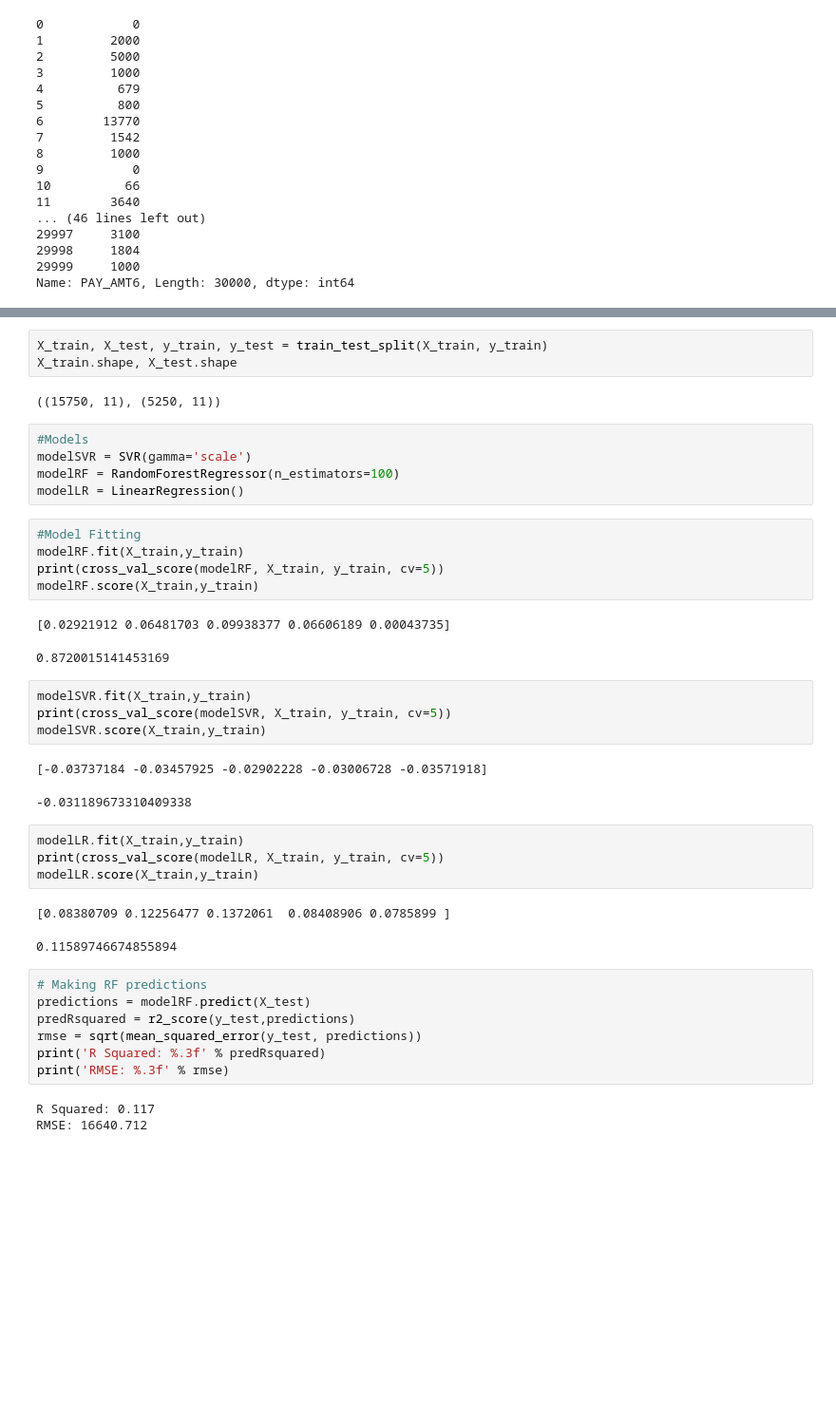
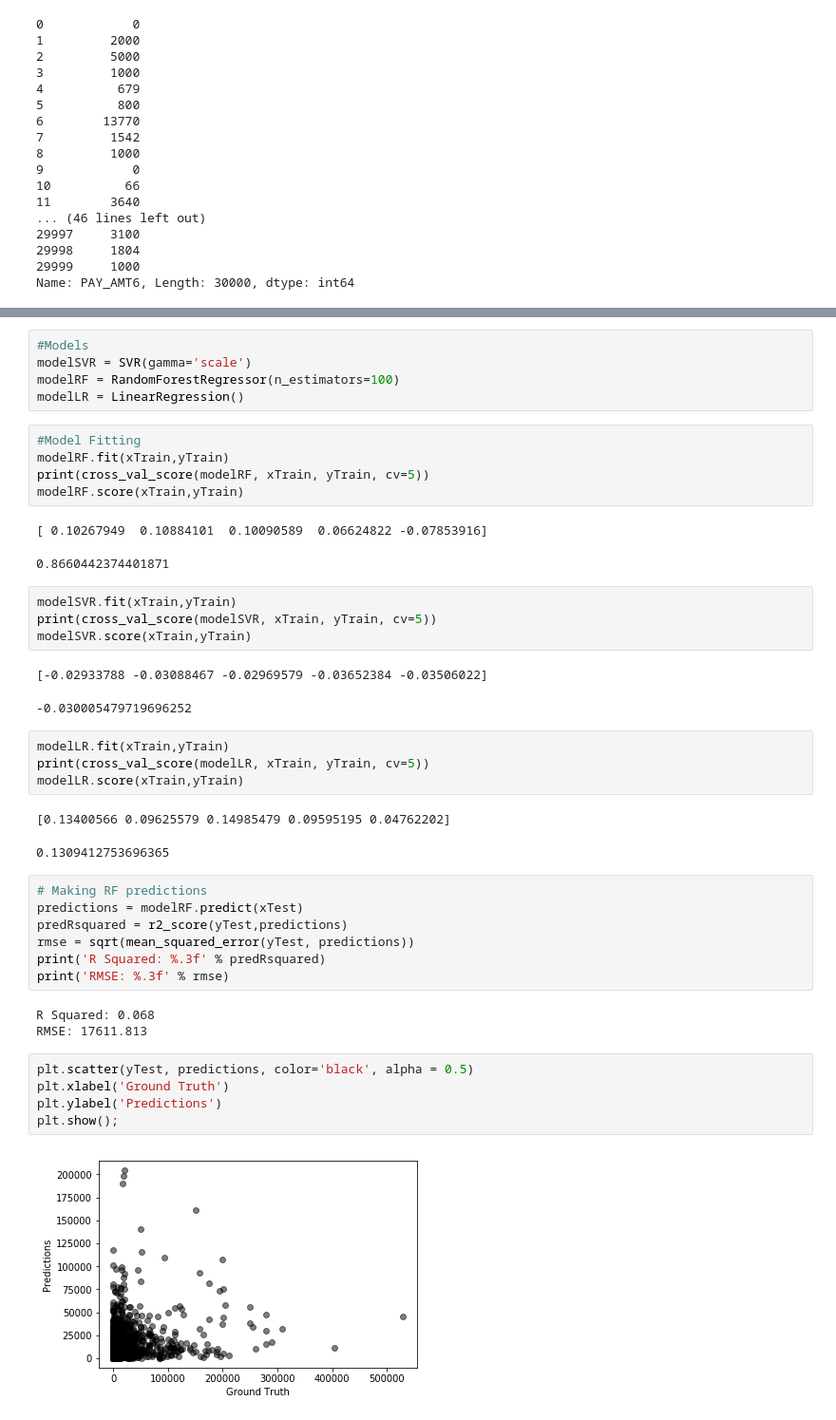
Before and after one commit to rjmclain1/DA1018UTA, a Jupyter notebook: C5T3_Regression.ipynb, the cells around one changed output, grey strips where cells are left out. Shown at 95% size. Cells and saved outputs as stored; diff of their text form; blank space fills up the shorter version.

```diff
--- a/C5T3_Regression.ipynb
+++ b/C5T3_Regression.ipynb
@@ -156,9 +162,4 @@ The number of observations in the Y training set are: 9000
 Name: PAY_AMT6, dtype: int64
-# %%
-X_train, X_test, y_train, y_test = train_test_split(X_train, y_train)
-X_train.shape, X_test.shape
-# %% [output]
-((15750, 11), (5250, 11))
 # %%
 #Models
 modelSVR = SVR(gamma='scale')
@@ -166,33 +167,40 @@ modelRF = RandomForestRegressor(n_estimators=100)
 modelLR = LinearRegression()
 # %%
 #Model Fitting
-modelRF.fit(X_train,y_train)
-print(cross_val_score(modelRF, X_train, y_train, cv=5))
-modelRF.score(X_train,y_train)
+modelRF.fit(xTrain,yTrain)
+print(cross_val_score(modelRF, xTrain, yTrain, cv=5))
+modelRF.score(xTrain,yTrain)
 # %% [output]
-[0.02921912 0.06481703 0.09938377 0.06606189 0.00043735]
+[ 0.10267949  0.10884101  0.10090589  0.06624822 -0.07853916]
-0.8720015141453169
+0.8660442374401871
 # %%
-modelSVR.fit(X_train,y_train)
-print(cross_val_score(modelSVR, X_train, y_train, cv=5))
-modelSVR.score(X_train,y_train)
+modelSVR.fit(xTrain,yTrain)
+print(cross_val_score(modelSVR, xTrain, yTrain, cv=5))
+modelSVR.score(xTrain,yTrain)
 # %% [output]
-[-0.03737184 -0.03457925 -0.02902228 -0.03006728 -0.03571918]
+[-0.02933788 -0.03088467 -0.02969579 -0.03652384 -0.03506022]
--0.031189673310409338
+-0.030005479719696252
 # %%
-modelLR.fit(X_train,y_train)
-print(cross_val_score(modelLR, X_train, y_train, cv=5))
-modelLR.score(X_train,y_train)
+modelLR.fit(xTrain,yTrain)
+print(cross_val_score(modelLR, xTrain, yTrain, cv=5))
+modelLR.score(xTrain,yTrain)
 # %% [output]
-[0.08380709 0.12256477 0.1372061  0.08408906 0.0785899 ]
+[0.13400566 0.09625579 0.14985479 0.09595195 0.04762202]
-0.11589746674855894
+0.1309412753696365
 # %%
 # Making RF predictions
-predictions = modelRF.predict(X_test)
-predRsquared = r2_score(y_test,predictions)
-rmse = sqrt(mean_squared_error(y_test, predictions))
+predictions = modelRF.predict(xTest)
+predRsquared = r2_score(yTest,predictions)
+rmse = sqrt(mean_squared_error(yTest, predictions))
 print('R Squared: %.3f' % predRsquared)
 print('RMSE: %.3f' % rmse)
 # %% [output]
-R Squared: 0.117
-RMSE: 16640.712
+R Squared: 0.068
+RMSE: 17611.813
+# %%
+plt.scatter(yTest, predictions, color='black', alpha = 0.5)
+plt.xlabel('Ground Truth')
+plt.ylabel('Predictions')
+plt.show();
+# %% [output]
+[figure, added]
```
Also changed, not shown: parts of 11 cells of this notebook, 1 other file.
